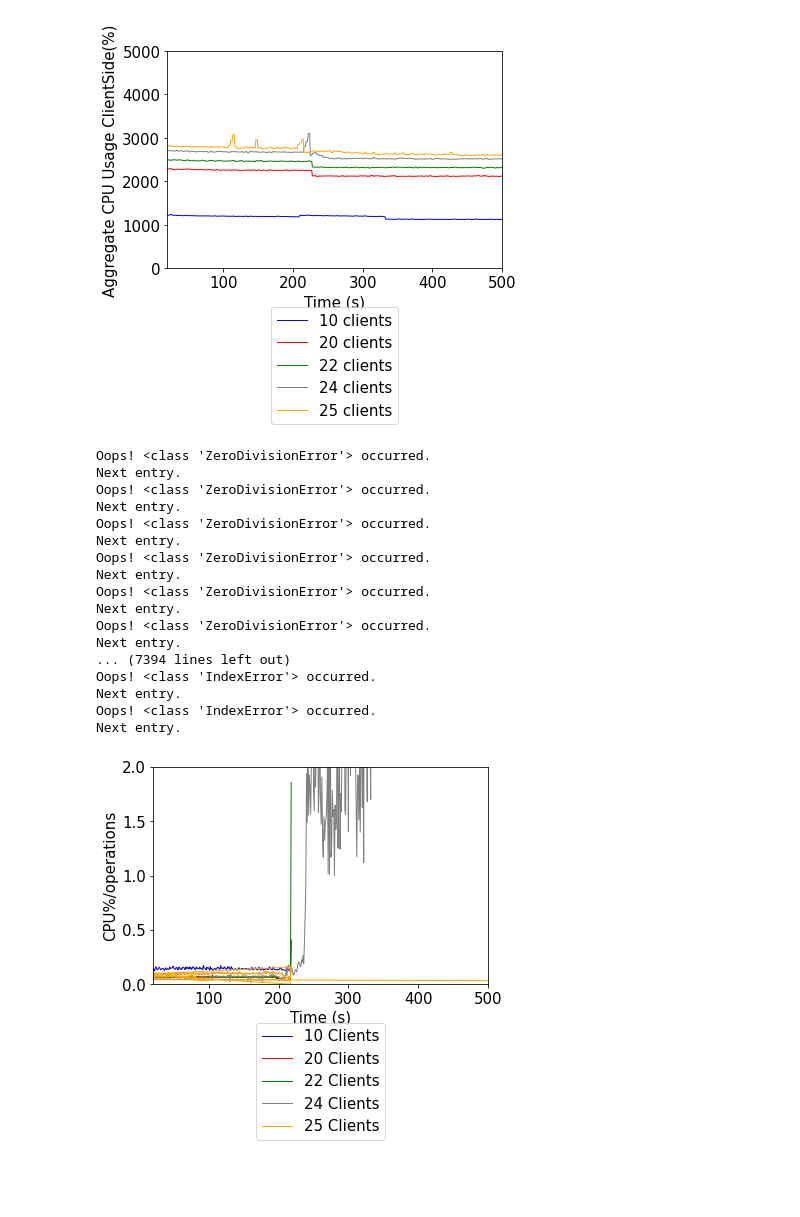
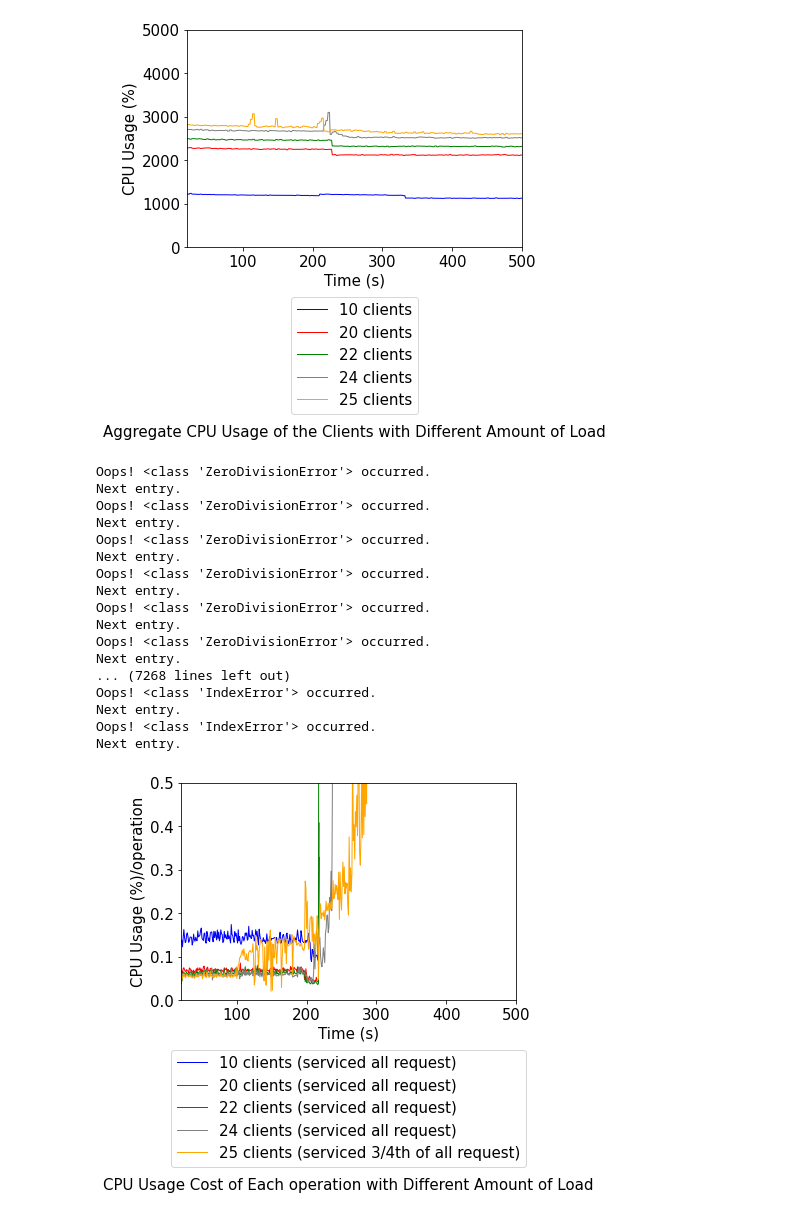
Before and after one commit to Santa-Maria-Shithil/EESYSTEM_TOC, a Jupyter notebook: scripts/All_Figure-Load.ipynb, the cells around one changed output. Cells and saved outputs as stored; diff of their text form; code cells hidden in the pictures; blank space fills up the shorter version.

```diff
--- a/scripts/All_Figure-Load.ipynb
+++ b/scripts/All_Figure-Load.ipynb
@@ -938,36 +942,41 @@ myfile.close()
 plt.ylim(0,5000)
 plt.xlim(20,500)
 
 SMALL_SIZE = 15
 MEDIUM_SIZE = 10
 BIGGER_SIZE = 12
 
 plt.rc('font', size=SMALL_SIZE)          # controls default text sizes
 plt.rc('axes', titlesize=SMALL_SIZE)     # fontsize of the axes title
 plt.rc('axes', labelsize=SMALL_SIZE)    # fontsize of the x and y labels
 plt.rc('xtick', labelsize=SMALL_SIZE)    # fontsize of the tick labels
 plt.rc('ytick', labelsize=SMALL_SIZE)    # fontsize of the tick labels
 plt.rc('legend', fontsize=SMALL_SIZE)    # legend fontsize
 plt.rc('figure', titlesize=SMALL_SIZE)
 
 
 
 plt.plot(x1, y1, color='blue', linestyle='solid', linewidth = 1, label='10 clients')
 plt.plot(x2, y2, color='red', linestyle='solid', linewidth = 1, label='20 clients')
 plt.plot(x3, y3, color='green', linestyle='solid', linewidth = 1, label='22 clients')
 plt.plot(x4, y4, color='gray', linestyle='solid', linewidth = 1, label='24 clients')
 plt.plot(x5, y5, color='orange', linestyle='solid', linewidth = 1, label='25 clients')
 
+
 plt.xlabel('Time (s)')
 # naming the y axis
-plt.ylabel('Aggregate CPU Usage ClientSide(%)')
+plt.ylabel('CPU Usage (%)')
+
+plt.title('Aggregate CPU Usage of the Clients with Different Amount of Load', y=-0.9)
 
 
-plt.legend(loc="lower center", bbox_to_anchor=(0.5, -0.75));
+plt.legend(loc="lower center", bbox_to_anchor=(0.5, -0.8));
 # function to show the plot
 plt.show()
+# function to show the plot
+plt.show()
 # %% [output]
-[figure, old version]
+[figure, new version]
 # %%
 #per process cpu cost. different levels of consistency. 15 node
 import matplotlib.pyplot as plt
@@ -989,6 +998,9 @@ y3=[]
 
 x4=[]
 y4=[]
+
+x5=[]
+y5=[]
 
 tput_median=[]
 cpu_median=[]
@@ -1269,7 +1281,7 @@ for j in range(0,1000):
 
 
 j=0
-myfile = open("ol_tput_twentyfive_conflict.txt")
+myfile = open("ol_tput_median_twentyfive_client.txt")
 for line in myfile:
     line.strip()
 
@@ -1329,7 +1341,7 @@ for j in range(0,1000):
 
 
 
-plt.ylim(0,2)
+plt.ylim(0,0.5)
 plt.xlim(20,500)
 
 SMALL_SIZE = 15
@@ -1346,36 +1358,25 @@ plt.rc('figure', titlesize=SMALL_SIZE)
 
 
 
-plt.plot(x1, y1, color='blue', linestyle='solid', linewidth = 1, label='10 Clients')
-plt.plot(x2, y2, color='red', linestyle='solid', linewidth = 1, label='20 Clients')
-plt.plot(x3, y3, color='green', linestyle='solid', linewidth = 1, label='22 Clients')
-plt.plot(x4, y4, color='gray', linestyle='solid', linewidth = 1, label='24 Clients')
-plt.plot(x5, y5, color='orange', linestyle='solid', linewidth = 1, label='25 Clients')
-#plt.plot(c, b, color='red', linestyle='solid', linewidth = 1, label='MultiPaxos')
+plt.plot(x1, y1, color='blue', linestyle='solid', linewidth = 1, label='10 clients (serviced all request)')
+plt.plot(x2, y2, color='red', linestyle='solid', linewidth = 1, label='20 clients (serviced all request)')
+plt.plot(x3, y3, color='green', linestyle='solid', linewidth = 1, label='22 clients (serviced all request)')
+plt.plot(x4, y4, color='gray', linestyle='solid', linewidth = 1, label='24 clients (serviced all request)')
+plt.plot(x5, y5, color='orange', linestyle='solid', linewidth = 1, label='25 clients (serviced 3/4th of all request)')
 
 
+plt.xlabel('Time (s)')
+# naming the y axis
+plt.ylabel('CPU Usage (%)/operation')
+
+plt.title('CPU Usage Cost of Each operation with Different Amount of Load', y=-0.9)
 
 
-
-#plt.plot(x, b, color='blue', linestyle='solid', linewidth = 1, label='Follower (server1.2)')
-
-#plt.plot(x, c, color='green', linestyle='solid', linewidth = 1, label='Follower (server1.3)')
-
-#plt.plot(x, d, color='brown', linestyle='solid', linewidth = 1, label='Follower (server1.4)')
-
-
-#plt.plot(x, a, color='orange', linestyle='solid', linewidth = 1, label='Follower (server1.5)')
-# naming the x axis
-plt.xlabel('Time (s)')
-# naming the y axis
-plt.ylabel('CPU%/operations')
-
-# giving a title to my graph
-#plt.title('Normalized CPU utilization of MultiPaxos and EPaxos')
-
-plt.legend(loc="lower center", bbox_to_anchor=(0.5, -0.75));
+plt.legend(loc="lower center", bbox_to_anchor=(0.5, -0.8));
 # function to show the plot
 plt.show()
+# function to show the plot
+plt.show()
 # %% [output]
 Oops! <class 'ZeroDivisionError'> occurred.
 Next entry.
@@ -1389,12 +1390,12 @@ Oops! <class 'ZeroDivisionError'> occurred.
 Next entry.
 Oops! <class 'ZeroDivisionError'> occurred.
 Next entry.
-... (7394 lines left out)
+... (7268 lines left out)
 Oops! <class 'IndexError'> occurred.
 Next entry.
 Oops! <class 'IndexError'> occurred.
 Next entry.
-[figure, old version]
+[figure, new version]
 # %%
 import matplotlib.pyplot as plt
 import numpy as np
```
Also changed, not shown: parts of 6 cells of this notebook, 16 other files.
